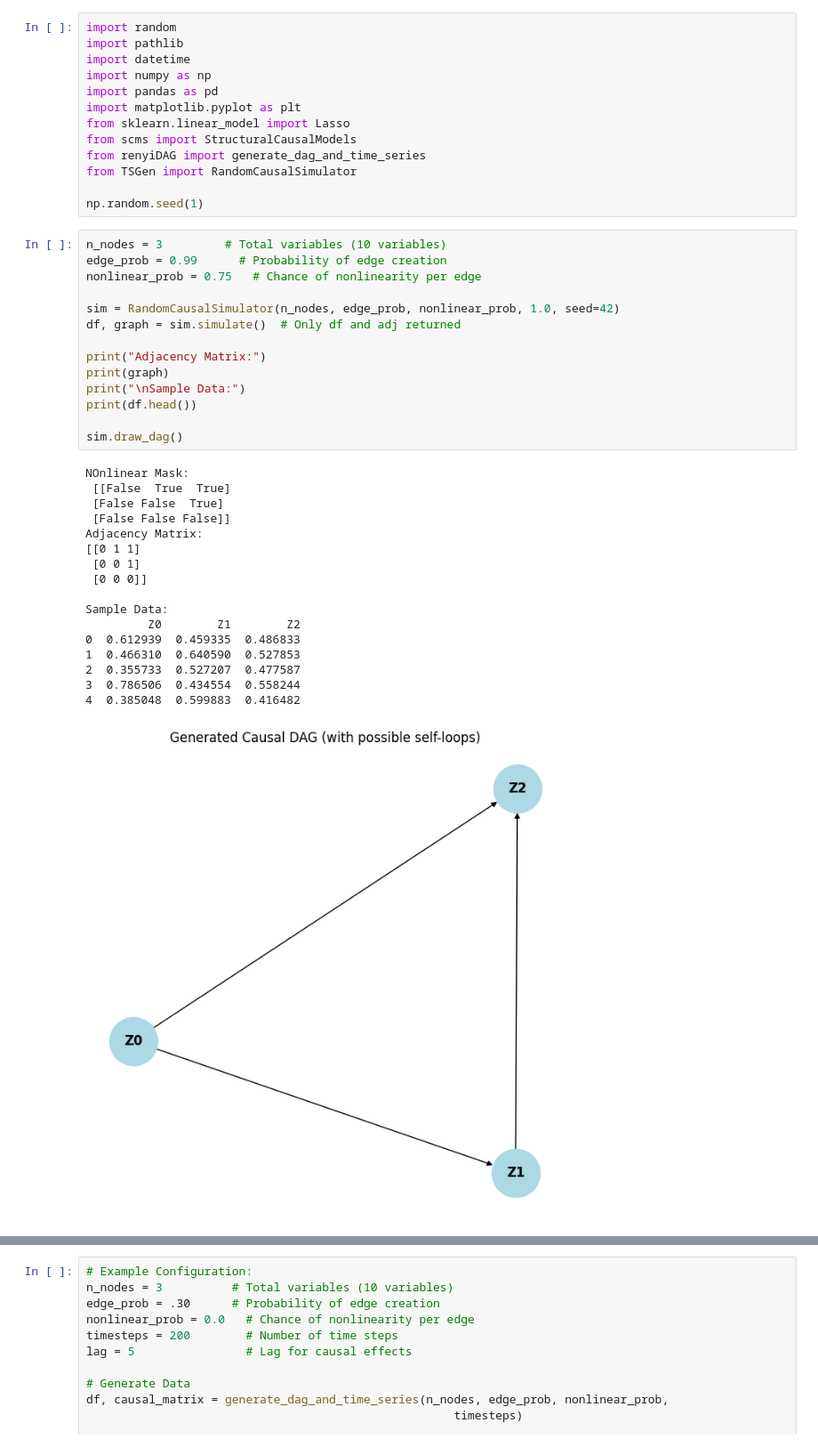
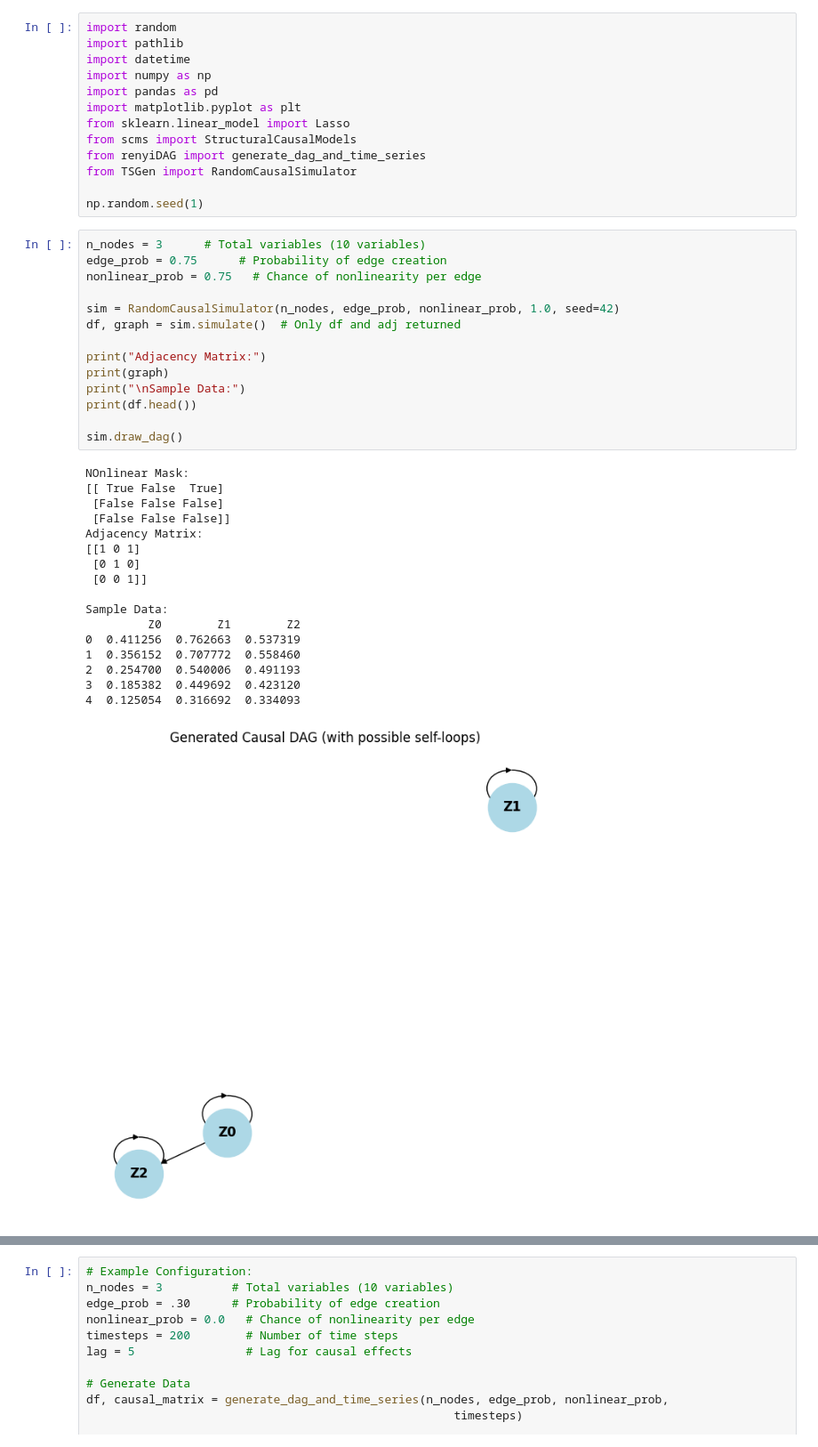
Before and after one commit to wasimahmadpk/cdmi, a Jupyter notebook: src/scms.ipynb, the cells around one changed output, grey strips where cells are left out. Shown at 89% size. Saved outputs shown, nothing was run; the diff lists cells and outputs as text.

```diff
--- a/src/scms.ipynb
+++ b/src/scms.ipynb
@@ -20,35 +20,35 @@ from TSGen import RandomCausalSimulator
 
 np.random.seed(1)
 # %%
-n_nodes = 3         # Total variables (10 variables)
-edge_prob = 0.99      # Probability of edge creation
+n_nodes = 3      # Total variables (10 variables)
+edge_prob = 0.75      # Probability of edge creation
 nonlinear_prob = 0.75   # Chance of nonlinearity per edge
 
 sim = RandomCausalSimulator(n_nodes, edge_prob, nonlinear_prob, 1.0, seed=42)
 df, graph = sim.simulate()  # Only df and adj returned
 
 print("Adjacency Matrix:")
 print(graph)
 print("\nSample Data:")
 print(df.head())
 
 sim.draw_dag()
 # %% [output]
 NOnlinear Mask:
- [[False  True  True]
- [False False  True]
+[[ True False  True]
+ [False False False]
  [False False False]]
 Adjacency Matrix:
-[[0 1 1]
- [0 0 1]
- [0 0 0]]
+[[1 0 1]
+ [0 1 0]
+ [0 0 1]]
 
 Sample Data:
          Z0        Z1        Z2
-0  0.612939  0.459335  0.486833
-1  0.466310  0.640590  0.527853
-2  0.355733  0.527207  0.477587
-3  0.786506  0.434554  0.558244
-4  0.385048  0.599883  0.416482
+0  0.411256  0.762663  0.537319
+1  0.356152  0.707772  0.558460
+2  0.254700  0.540006  0.491193
+3  0.185382  0.449692  0.423120
+4  0.125054  0.316692  0.334093
-[figure, old version]
+[figure, new version]
 # %%
```
Also changed, not shown: parts of 2 cells of this notebook, 2 other files.
